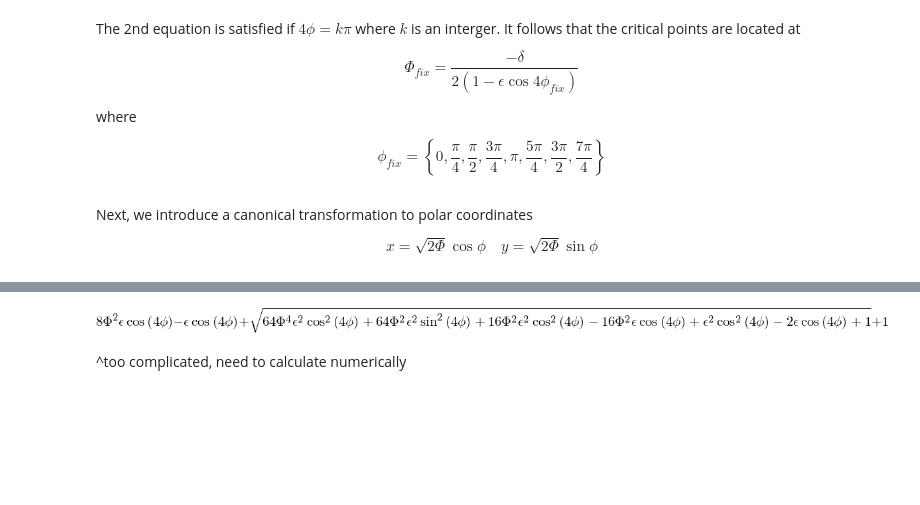
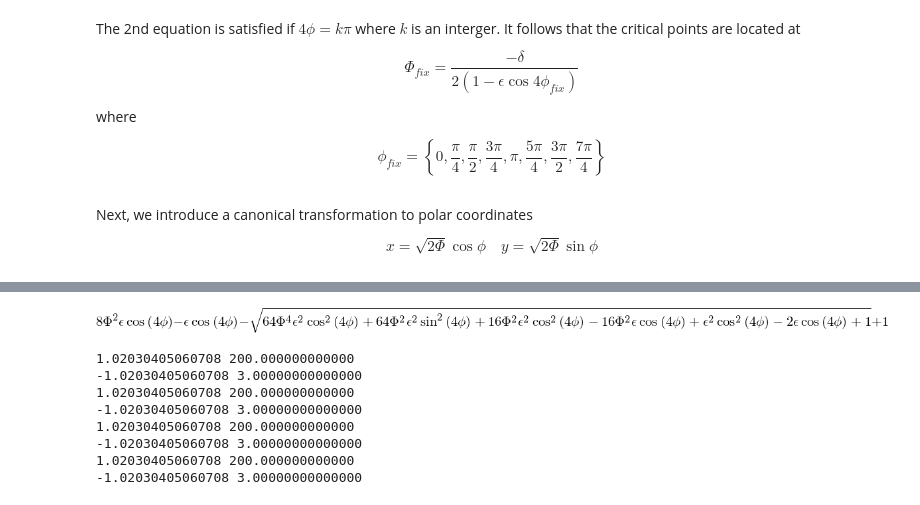
Before and after one commit to fbartolic/master_thesis, a Jupyter notebook: notebooks/resonant_hamiltonian.ipynb, the cells around one changed output, grey strips where cells are left out. Saved outputs shown, nothing was run; the diff lists cells and outputs as text; code cells hidden in the pictures; blank space fills up the shorter version.

```diff
--- a/notebooks/resonant_hamiltonian.ipynb
+++ b/notebooks/resonant_hamiltonian.ipynb
@@ -443,7 +469,3 @@ lambda_ = symbols(r"\lambda")
 eigenvalues = solve((M11 - lambda_)*(M22 - lambda_) - M12*M21, lambda_)
 eigen_1 = eigenvalues[0]
 eigen_2 = eigenvalues[1]
-# %%
-eigen_2
-# %% [output]
-[figure, removed]
@@ -452,2 +472,25 @@ eigen_2
-# %% [markdown]
-^too complicated, need to calculate numerically
+# %%
+eigen_1
+# %% [output]
+[figure, added]
+# %%
+d = -5
+epsilon = .1
+
+for i, a in enumerate(phi_):
+    eigen1 = eigen_1.subs({eps: e,
+                        phi:phi_[i],
+                        Phi: -d/(2 - 2*eps*np.cos(4*0))}).evalf()
+    eigen2 = eigen_2.subs({eps: .5,
+                        phi:phi_[i],
+                        Phi: -d/(2 - 2*eps*np.cos(4*0))}).evalf()
+    print(eigen1, eigen2)
+# %% [output]
+1.02030405060708 200.000000000000
+-1.02030405060708 3.00000000000000
+1.02030405060708 200.000000000000
+-1.02030405060708 3.00000000000000
+1.02030405060708 200.000000000000
+-1.02030405060708 3.00000000000000
+1.02030405060708 200.000000000000
+-1.02030405060708 3.00000000000000
```
Also changed, not shown: parts of 6 cells of this notebook.
